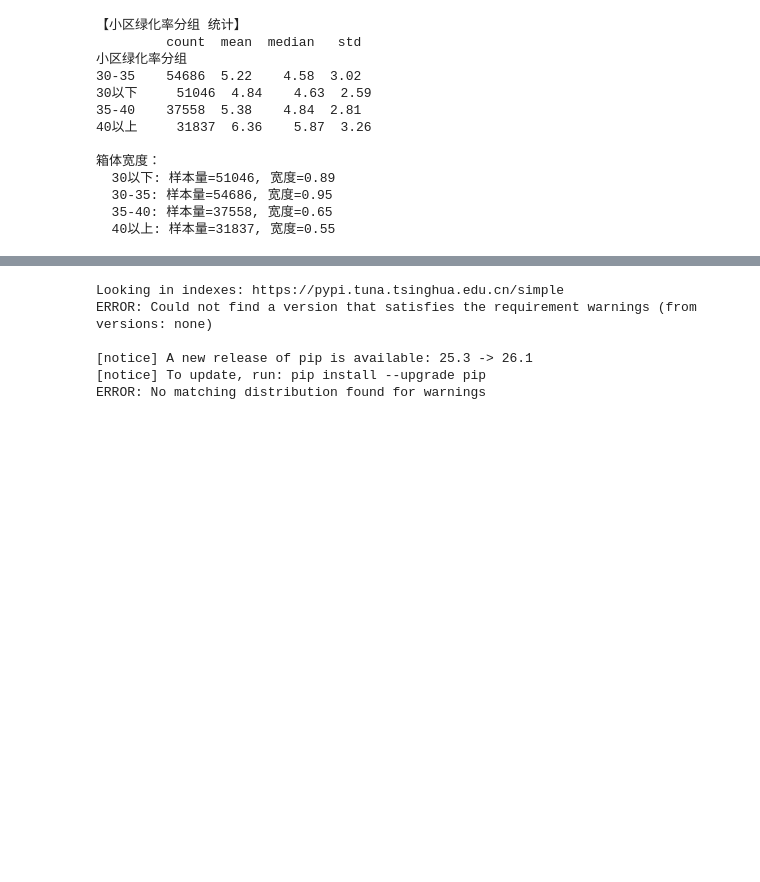
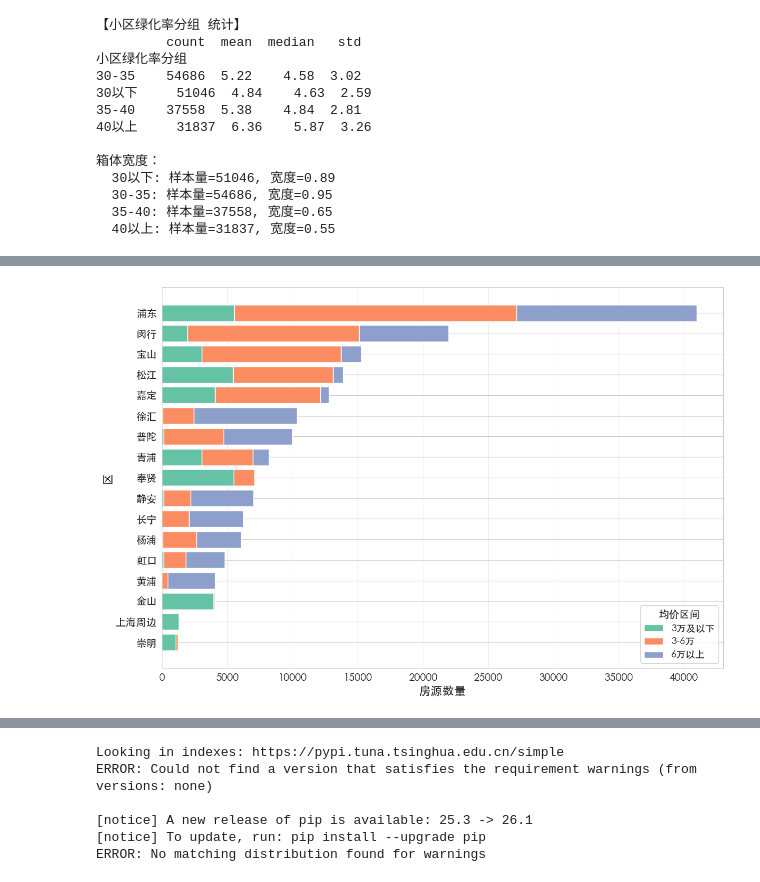
Before and after one commit to jiangwen9477/shanghai-house-price-research, a Jupyter notebook: code.ipynb, the cells around one changed output, grey strips where cells are left out. Drawn from its saved outputs; the diff is of its cells as text; code cells hidden in the pictures; blank space fills up the shorter version.

```diff
--- a/code.ipynb
+++ b/code.ipynb
@@ -701,0 +906,58 @@ plot_boxplot_single(df, '小区绿化率分组',order=['30以下', '30-35', '35-
+# %%
+
+
+plt.rcParams['font.sans-serif'] = ['PingFang SC', 'Heiti SC', 'STHeiti']
+plt.rcParams['axes.unicode_minus'] = False
+
+# ==================== 【核心函数】横向排序+堆叠柱状图 ====================
+def plot_cat_bar_by_price1(df, cat_col):
+
+    # 1. 计算交叉表（分类变量 × 均价分组）
+    cross_tab = pd.crosstab(df[cat_col], df["均价分组"])
+    # 匹配你的分组名称
+    cross_tab = cross_tab[["3万及以下", "3-6万", "6万以上"]]
+
+    # 🔥 新增：按总频数降序排序（从上到下数量从多到少）
+    cross_tab['总计'] = cross_tab.sum(axis=1)
+    # 横向图固定 ascending=True，实现从上到下递减
+    cross_tab = cross_tab.sort_values('总计', ascending=True)
+    cross_tab = cross_tab.drop('总计', axis=1)
+
+    # 2. 绘图设置（改为横向）
+    colors = ["#66c2a5", "#fc8d62", "#8da0cb"]
+    y = np.arange(len(cross_tab.index))  # 横向用y轴
+    height = 0.8  # 柱子高度
+
+    fig, ax = plt.subplots(figsize=(12, 8))
+
+    # 3. 横向堆叠柱状图（核心修改：bar → barh）
+    left = np.zeros(len(cross_tab))
+    for i, col in enumerate(cross_tab.columns):
+        ax.barh(
+            y, cross_tab[col], height,
+            label=col, color=colors[i],
+            left=left, edgecolor="white"
+        )
+        left += cross_tab[col]
+
+    # 4. 样式&字体（适配横向图表）
+    ax.set_xlabel('房源数量', fontsize=16, fontweight='bold')
+    ax.set_ylabel(cat_col, fontsize=16, fontweight='bold')
+
+    # 横向图表刻度设置
+    ax.set_yticks(y)
+    ax.set_yticklabels(cross_tab.index, fontsize=14)
+    ax.tick_params(axis='x', labelsize=14)
+
+    # 图例
+    ax.legend(title="均价区间", fontsize=13, title_fontsize=14, loc="lower right")
+    ax.grid(axis='x', alpha=0.3)
+
+    plt.tight_layout()
+    plt.savefig(f'bar_{cat_col}_均价分组.png', dpi=300, bbox_inches='tight', facecolor='white')
+    plt.show()
+
+# ==================== 调用示例 ====================
+plot_cat_bar_by_price1(df, "区")
+# %% [output]
+[figure, added]
```
Also changed, not shown: parts of 5 cells of this notebook, 5 other files.
